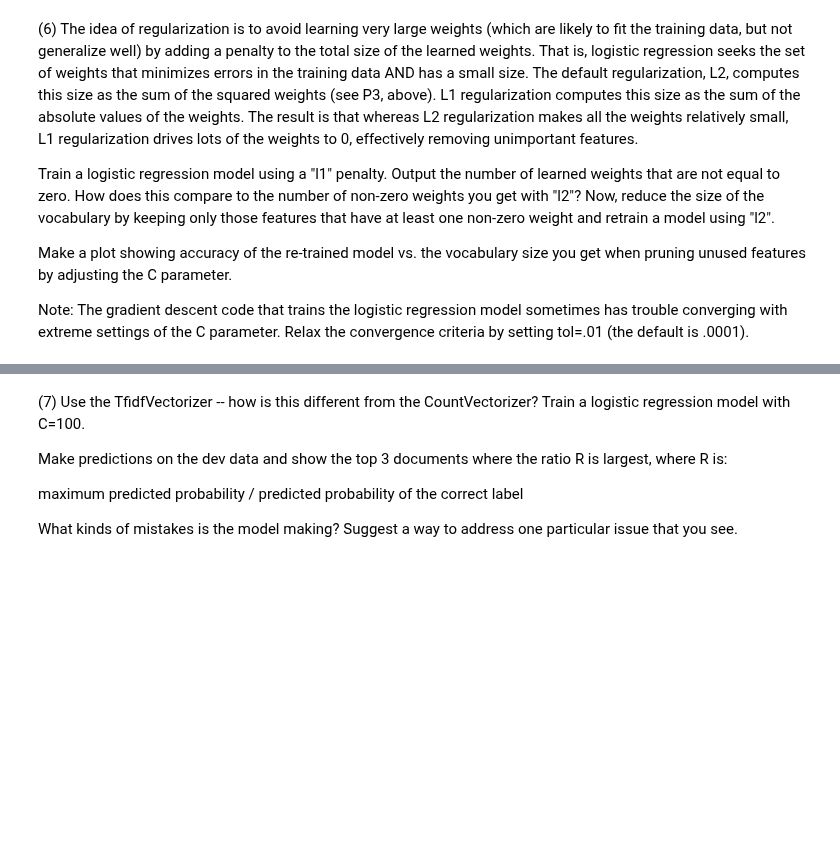
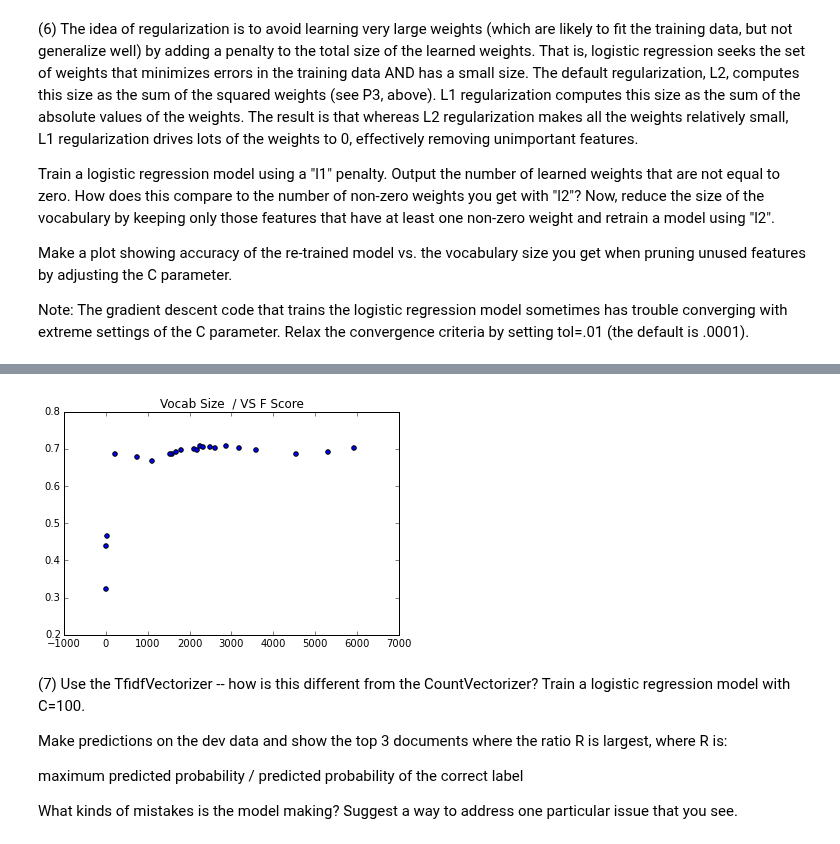
Before and after one commit to sayantansatpati/ml, a Jupyter notebook: notebooks/sayantan_satpati_p2.ipynb, the cells around one changed output, grey strips where cells are left out. Saved outputs shown, nothing was run; the diff lists cells and outputs as text; code cells hidden in the pictures; blank space fills up the shorter version.

```diff
--- a/notebooks/sayantan_satpati_p2.ipynb
+++ b/notebooks/sayantan_satpati_p2.ipynb
@@ -411,0 +436,66 @@ Note: The gradient descent code that trains the logistic regression model someti
+# %%
+def P6():
+    # Keep this random seed here to make comparison easier.
+    np.random.seed(0)
+
+    # This is just for testing on how to extract non zero features
+    '''
+    a1 = np.array([[0,10,11,0], [0,0,12,0], [0,0,0,13]])
+    print a1
+    print a1[a1 > 0]
+    print np.nonzero(a1)
+    print np.unique(np.nonzero(a1)[1])
+    print a1[:, np.unique(np.nonzero(a1)[1])]
+    '''
+
+    ### STUDENT START ###
+    cv = CountVectorizer()
+    X_train_counts = cv.fit_transform(train_data)
+    X_dev_counts = cv.transform(dev_data)
+    print "Shape of training/feature vector", X_train_counts.shape
+    print "Size of Vocabulary", len(cv.vocabulary_)
+    print "Shape of dev/feature vector", X_dev_counts.shape
+
+    lr1 = LogisticRegression(penalty="l1", tol=0.01)
+    lr1.fit(X_train_counts, train_labels)
+    print "[L1] Shape of coefficient weights vector", lr1.coef_.shape
+    lr1_nonzero = lr1.coef_[ (lr1.coef_ > 0) | (lr1.coef_ < 0) ]
+
+    lr2 = LogisticRegression(penalty="l2", tol=0.01)
+    lr2.fit(X_train_counts, train_labels)
+    print "[L2] Shape of coefficient weights vector", lr2.coef_.shape
+    lr2_nonzero = lr2.coef_[ (lr2.coef_ > 0) | (lr2.coef_ < 0) ]
+
+    print "\n\n[L1] Number of non-zero weights", lr1_nonzero.shape
+    print "[L2] Number of non-zero weights", lr2_nonzero.shape
+
+    vocab_sizes = []
+    f1_scores = []
+    c_values = [0.005, 0.001, 0.01, 0.1, 0.5, 1.0, 1.5, 2.0, 2.5, 3.0, \
+                4.0, 5.0, 6.0, 7.0, 8.0, 9.0, 10.0, 15.0, 20.0, 30.0, 40.0, 50.0]
+    # For different values of C
+    for c in c_values:
+        lr1 = LogisticRegression(penalty='l1', tol=0.01, C=c)
+        lr1.fit(X_train_counts, train_labels)
+        # Get Features (feature indices) with atleast 1 non zero weight
+        non_zero_features = np.unique(np.nonzero(lr1.coef_)[1])
+        print "\n[L1] C={0} | Number of features with at least 1 non zero weight: {1}".format(c, len(non_zero_features))
+        vocab_sizes.append(len(non_zero_features))
+
+        X1_train_counts = X_train_counts[:, non_zero_features]
+        X1_dev_counts = X_dev_counts[:, non_zero_features]
+
+        # Train L2 Logit with pruned features
+        lr2 = LogisticRegression(penalty="l2")
+        lr2.fit(X1_train_counts, train_labels)
+        print "[L2] C={0} | Shape of coefficient weights vector - {1}".format(c, lr2.coef_.shape)
+        f1_score = metrics.f1_score(dev_labels, lr2.predict(X1_dev_counts))
+        print "[L2] C={0} | Accuracy (Non Zero features) - {1}".format(c, f1_score)
+        f1_scores.append(f1_score)
+
+    plt.title("Vocab Size  / VS F Score")
+    plt.scatter(vocab_sizes, f1_scores)
+    plt.show()
+    ### STUDENT END ###
+P6()
+# %% [output]
@@ -412,3 +519,4 @@ Note: The gradient descent code that trains the logistic regression model someti
+[figure, added]
 # %% [markdown]
 (7) Use the TfidfVectorizer -- how is this different from the CountVectorizer? Train a logistic regression model with C=100.
 
```
Also changed, not shown: parts of 7 cells of this notebook.
